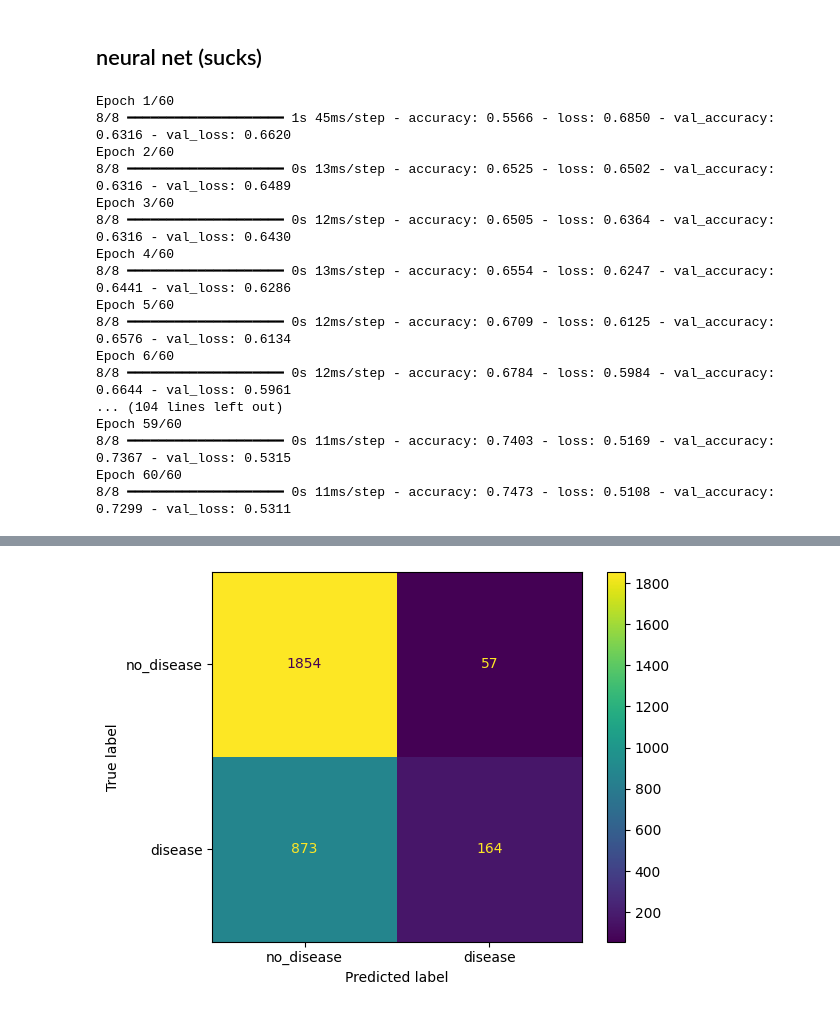
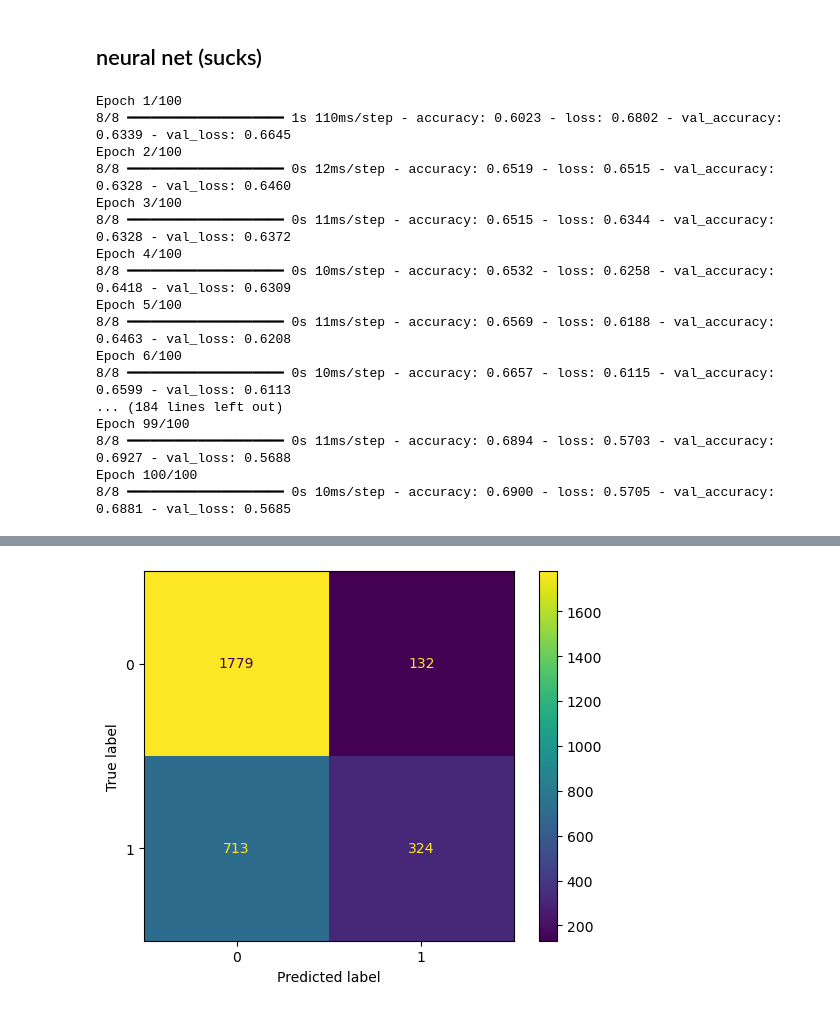
Before and after one commit to helloimfrei/gut-atlas, a Jupyter notebook: notebooks/gi_binary_classification.ipynb, the cells around one changed output, grey strips where cells are left out. Drawn from its saved outputs; the diff is of its cells as text; code cells hidden in the pictures.

```diff
--- a/notebooks/gi_binary_classification.ipynb
+++ b/notebooks/gi_binary_classification.ipynb
@@ -31,7 +35,7 @@ X_train,X_test,y_train,y_test = train_test_split(X,y, random_state=42, stratify
 # %% [markdown]
 ## XGBoost
 # %%
-tuner = XGBBinClassTuner(cv_splits=5, n_iter=5, n_jobs=-1)
+tuner = XGBBinClassTuner(cv_splits=5, n_iter=10, n_jobs=-1)
 tuner.fit(X_train,y_train)
 tuner.best_params(),tuner.best_score()
 # %% [output]
@@ -96,33 +111,30 @@ model = keras.Sequential([
 ])
 model.compile(loss = 'binary_crossentropy', metrics = ['accuracy'], optimizer=keras.optimizers.Adam(learning_rate=0.001))
 
-history = model.fit(X_train,y_train,epochs = 60, batch_size=1028,validation_split=0.1, verbose = 1)
+history = model.fit(X_train,y_train,epochs = 100, batch_size=1028,validation_split=0.1, verbose = 1)
 # %% [output]
-Epoch 1/60
-8/8 ━━━━━━━━━━━━━━━━━━━━ 1s 45ms/step - accuracy: 0.5566 - loss: 0.6850 - val_accuracy: 0.6316 - val_loss: 0.6620
-Epoch 2/60
-8/8 ━━━━━━━━━━━━━━━━━━━━ 0s 13ms/step - accuracy: 0.6525 - loss: 0.6502 - val_accuracy: 0.6316 - val_loss: 0.6489
-Epoch 3/60
-8/8 ━━━━━━━━━━━━━━━━━━━━ 0s 12ms/step - accuracy: 0.6505 - loss: 0.6364 - val_accuracy: 0.6316 - val_loss: 0.6430
-Epoch 4/60
-8/8 ━━━━━━━━━━━━━━━━━━━━ 0s 13ms/step - accuracy: 0.6554 - loss: 0.6247 - val_accuracy: 0.6441 - val_loss: 0.6286
-Epoch 5/60
-8/8 ━━━━━━━━━━━━━━━━━━━━ 0s 12ms/step - accuracy: 0.6709 - loss: 0.6125 - val_accuracy: 0.6576 - val_loss: 0.6134
-Epoch 6/60
-8/8 ━━━━━━━━━━━━━━━━━━━━ 0s 12ms/step - accuracy: 0.6784 - loss: 0.5984 - val_accuracy: 0.6644 - val_loss: 0.5961
-... (104 lines left out)
-Epoch 59/60
-8/8 ━━━━━━━━━━━━━━━━━━━━ 0s 11ms/step - accuracy: 0.7403 - loss: 0.5169 - val_accuracy: 0.7367 - val_loss: 0.5315
-Epoch 60/60
-8/8 ━━━━━━━━━━━━━━━━━━━━ 0s 11ms/step - accuracy: 0.7473 - loss: 0.5108 - val_accuracy: 0.7299 - val_loss: 0.5311
+Epoch 1/100
+8/8 ━━━━━━━━━━━━━━━━━━━━ 1s 110ms/step - accuracy: 0.6023 - loss: 0.6802 - val_accuracy: 0.6339 - val_loss: 0.6645
+Epoch 2/100
+8/8 ━━━━━━━━━━━━━━━━━━━━ 0s 12ms/step - accuracy: 0.6519 - loss: 0.6515 - val_accuracy: 0.6328 - val_loss: 0.6460
+Epoch 3/100
+8/8 ━━━━━━━━━━━━━━━━━━━━ 0s 11ms/step - accuracy: 0.6515 - loss: 0.6344 - val_accuracy: 0.6328 - val_loss: 0.6372
+Epoch 4/100
+8/8 ━━━━━━━━━━━━━━━━━━━━ 0s 10ms/step - accuracy: 0.6532 - loss: 0.6258 - val_accuracy: 0.6418 - val_loss: 0.6309
+Epoch 5/100
+8/8 ━━━━━━━━━━━━━━━━━━━━ 0s 11ms/step - accuracy: 0.6569 - loss: 0.6188 - val_accuracy: 0.6463 - val_loss: 0.6208
+Epoch 6/100
+8/8 ━━━━━━━━━━━━━━━━━━━━ 0s 10ms/step - accuracy: 0.6657 - loss: 0.6115 - val_accuracy: 0.6599 - val_loss: 0.6113
+... (184 lines left out)
+Epoch 99/100
+8/8 ━━━━━━━━━━━━━━━━━━━━ 0s 11ms/step - accuracy: 0.6894 - loss: 0.5703 - val_accuracy: 0.6927 - val_loss: 0.5688
+Epoch 100/100
+8/8 ━━━━━━━━━━━━━━━━━━━━ 0s 10ms/step - accuracy: 0.6900 - loss: 0.5705 - val_accuracy: 0.6881 - val_loss: 0.5685
 # %%
 preds = model.predict(X_test)
+bin_preds = (preds > 0.5).astype(int)
 nn_roc_auc = roc_auc_score(y_test,preds)
 print(nn_roc_auc)
 
-nn_cm = confusion_matrix(y_test,(preds > 0.5).astype(int)
-)
-nn_cm_disp = ConfusionMatrixDisplay(logist_cm,display_labels=['no_disease','disease'])
-nn_cm_disp.plot()
-plt.show()
+nn_cm = plot_confusion_matrix(y_test,bin_preds, display_labels=None)
 # %% [output]
@@ -131 +143 @@ plt.show()
-[figure, old version]
+[figure, new version]
```
Also changed, not shown: parts of 4 cells of this notebook, 1 other file.
